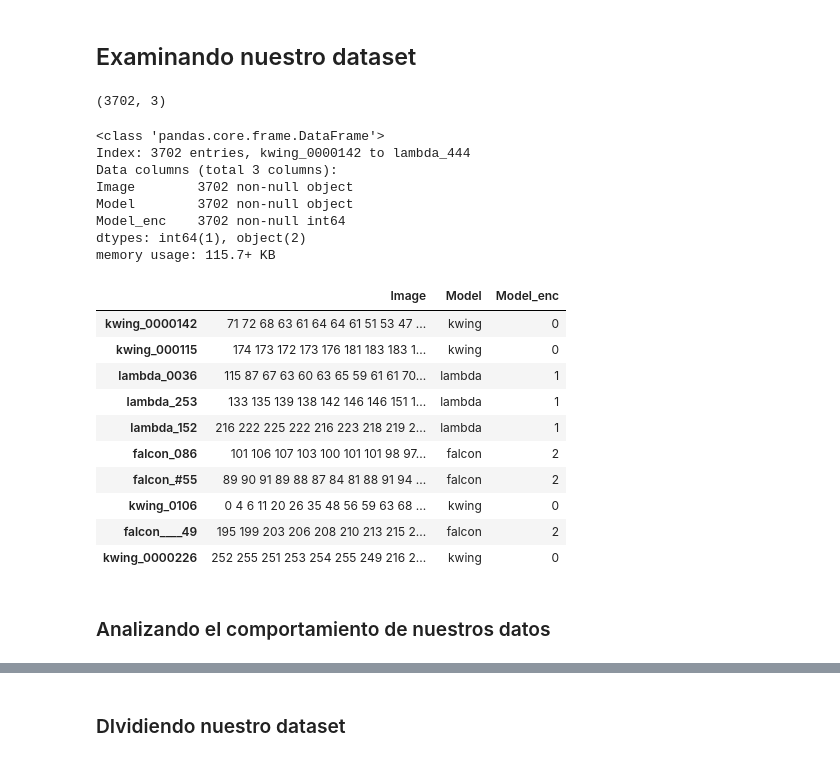
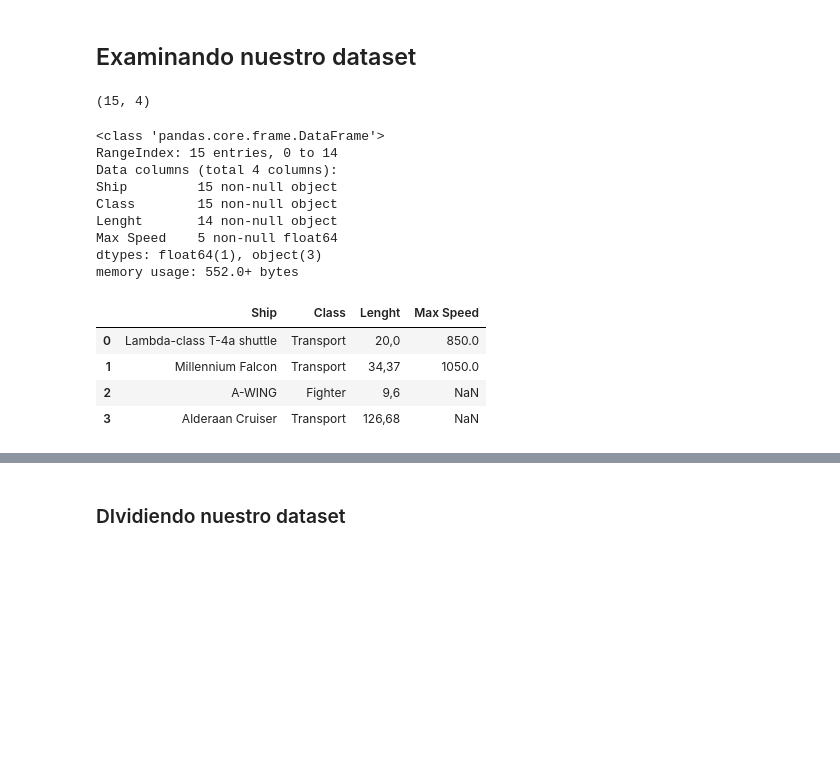
Before and after one commit to celiacintas/star_wars_hackathon, a Jupyter notebook: Introduccion-Pandas-00.ipynb, the cells around one changed output, grey strips where cells are left out. Drawn from its saved outputs; the diff is of its cells as text; code cells hidden in the pictures; blank space fills up the shorter version.

Commit message:
set de datos de las naves

```diff
--- a/Introduccion-Pandas-00.ipynb
+++ b/Introduccion-Pandas-00.ipynb
@@ -29,33 +83,28 @@ data = pd.read_csv("star_wars_data.csv",index_col=0)
+# %%
+data = pd.read_excel("dataset_StarWars.xlsx")
 # %% [markdown]
 ## Examinando nuestro dataset
 # %%
 data.shape
 # %% [output]
-(3702, 3)
+(15, 4)
 # %%
 data.info()
 # %% [output]
 <class 'pandas.core.frame.DataFrame'>
-Index: 3702 entries, kwing_0000142 to lambda_444
-Data columns (total 3 columns):
-Image        3702 non-null object
-Model        3702 non-null object
-Model_enc    3702 non-null int64
-dtypes: int64(1), object(2)
-memory usage: 115.7+ KB
+RangeIndex: 15 entries, 0 to 14
+Data columns (total 4 columns):
+Ship         15 non-null object
+Class        15 non-null object
+Lenght       14 non-null object
+Max Speed    5 non-null float64
+dtypes: float64(1), object(3)
+memory usage: 552.0+ bytes
 # %%
-data.head(10)
+data.head(4)
 # %% [output]
-|  | Image | Model | Model_enc |
-| kwing_0000142 | 71 72 68 63 61 64 64 61 51 53 47 ... | kwing | 0 |
-| kwing_000115 | 174 173 172 173 176 181 183 183 1... | kwing | 0 |
-| lambda_0036 | 115 87 67 63 60 63 65 59 61 61 70... | lambda | 1 |
-| lambda_253 | 133 135 139 138 142 146 146 151 1... | lambda | 1 |
-| lambda_152 | 216 222 225 222 216 223 218 219 2... | lambda | 1 |
-| falcon_086 | 101 106 107 103 100 101 101 98 97... | falcon | 2 |
-| falcon_#55 | 89 90 91 89 88 87 84 81 88 91 94 ... | falcon | 2 |
-| kwing_0106 | 0 4 6 11 20 26 35 48 56 59 63 68 ... | kwing | 0 |
-| falcon____49 | 195 199 203 206 208 210 213 215 2... | falcon | 2 |
-| kwing_0000226 | 252 255 251 253 254 255 249 216 2... | kwing | 0 |
+|  | Ship | Class | Lenght | Max Speed |
+| 0 | Lambda-class T-4a shuttle | Transport | 20,0 | 850.0 |
+| 1 | Millennium Falcon | Transport | 34,37 | 1050.0 |
+| 2 | A-WING | Fighter | 9,6 | NaN |
+| 3 | Alderaan Cruiser | Transport | 126,68 | NaN |
-# %% [markdown]
-### Analizando el comportamiento de nuestros datos
```
Also changed, not shown: parts of 23 cells of this notebook, 3 other files.
